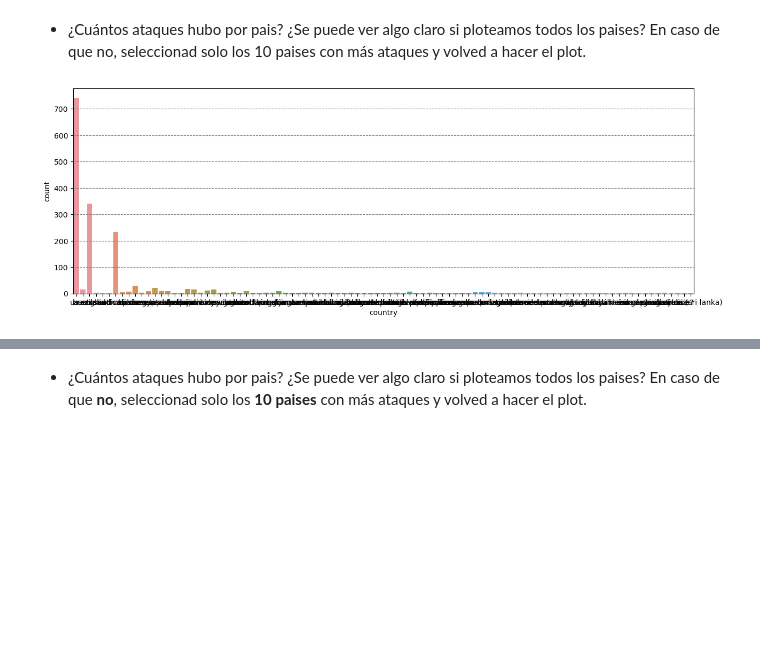
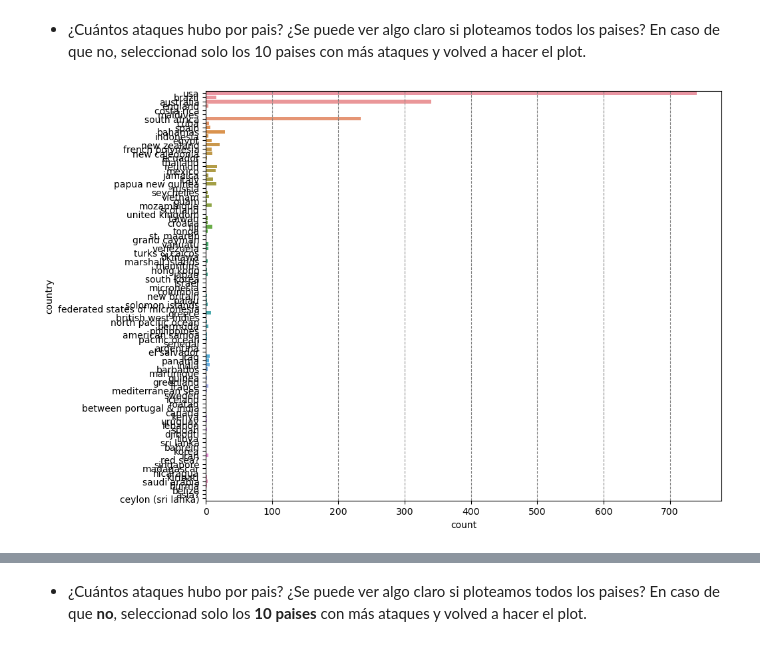
Before and after one commit to Adalab/DA-promoc-modulo-02-sprint-02-sandra-ana, a Jupyter notebook: EDA/03-EDA-3.ipynb, the cells around one changed output, grey strips where cells are left out. Saved outputs shown, nothing was run; the diff lists cells and outputs as text; code cells hidden in the pictures; blank space fills up the shorter version.

```diff
--- a/EDA/03-EDA-3.ipynb
+++ b/EDA/03-EDA-3.ipynb
@@ -7,8 +7,8 @@ import sidetable as sdt
 # %%
 pd.options.display.max_columns = None
 # %%
-df_e = pd.read_csv("../data/02-tiburon_4.csv", index_col = 0)
-df_e
+df = pd.read_csv("../data/02-tiburon_4.csv", index_col = 0)
+df
 # %% [output]
 |  | year | country | activity | age | species_ | mes | deceso | genero |
 | 0 | 2018 | usa | Paddling | 57.0 | White | Jun | N | F |
@@ -50,7 +50,7 @@ En el ejercicio de hoy tendremos que contestar a las siguientes preguntas:
 
 1. Estableced el tamaño de las figuras al inicio de vuestro jupyter para que todas tengan las mismas dimensiones.
 # %%
-plt.rcParams["figure.figsize"] = (15,5) #para el tamaño
+plt.rcParams["figure.figsize"] = (10,8) #para el tamaño
 
 import warnings
 warnings.filterwarnings('ignore') # para los errores
@@ -60,8 +60,8 @@ warnings.filterwarnings('ignore') # para los errores
 - ¿Cuántos ataques hubo por pais? ¿Se puede ver algo claro si ploteamos todos los paises? En caso de que no, seleccionad solo los 10 paises con más ataques y volved a hacer el plot.
 # %%
 plt.figure()
-sns.countplot(x = df_e["country"], data = df_e)
-plt.grid(axis = 'y', color = 'gray', linestyle = 'dashed')
+sns.countplot(y = df["country"], data = df)
+plt.grid(axis = 'x', color = 'gray', linestyle = 'dashed')
 plt.show()
 # %% [output]
-[figure, old version]
+[figure, new version]
```
Also changed, not shown: parts of 21 cells of this notebook.
